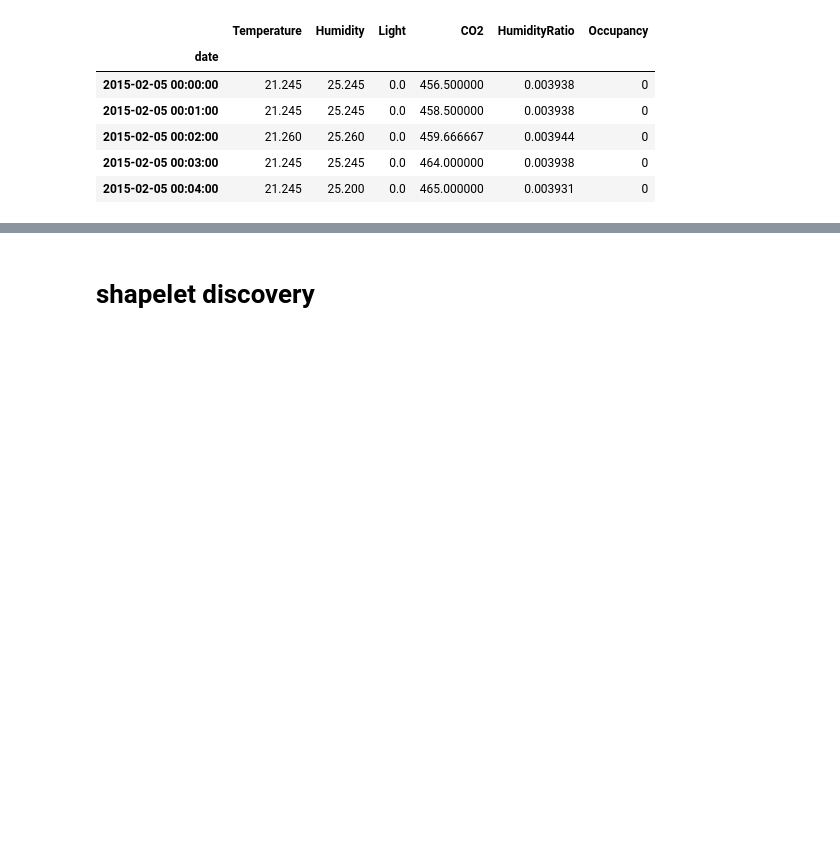
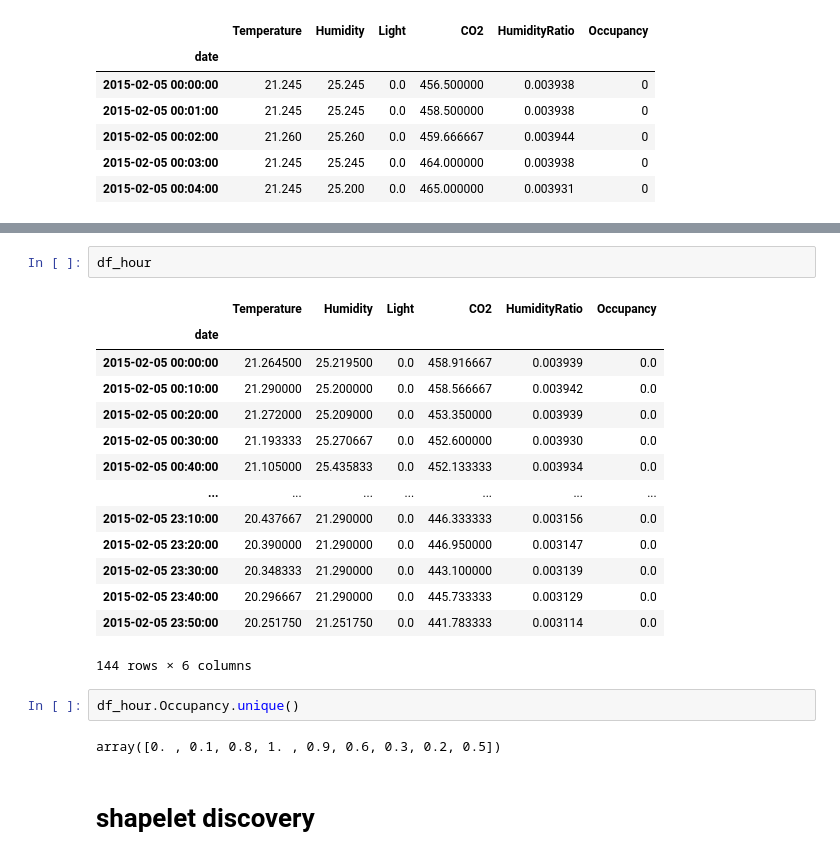
Before and after one commit to piyushtada/data_mining_2020_project_occupancy_detection, a Jupyter notebook: jupyter_notebooks/10_TimeSeriesgc_shapelet discovery-2020-05-01.ipynb, the cells around one changed output, grey strips where cells are left out. Drawn from its saved outputs; the diff is of its cells as text; blank space fills up the shorter version.

```diff
--- a/jupyter_notebooks/10_TimeSeriesgc_shapelet discovery-2020-05-01.ipynb
+++ b/jupyter_notebooks/10_TimeSeriesgc_shapelet discovery-2020-05-01.ipynb
@@ -25,3 +44,24 @@ df.head()
+# %%
+df_hour
+# %% [output]
+|  | Temperature | Humidity | Light | CO2 | HumidityRatio | Occupancy |
+| date |  |  |  |  |  |  |
+| 2015-02-05 00:00:00 | 21.264500 | 25.219500 | 0.0 | 458.916667 | 0.003939 | 0.0 |
+| 2015-02-05 00:10:00 | 21.290000 | 25.200000 | 0.0 | 458.566667 | 0.003942 | 0.0 |
+| 2015-02-05 00:20:00 | 21.272000 | 25.209000 | 0.0 | 453.350000 | 0.003939 | 0.0 |
+| 2015-02-05 00:30:00 | 21.193333 | 25.270667 | 0.0 | 452.600000 | 0.003930 | 0.0 |
+| 2015-02-05 00:40:00 | 21.105000 | 25.435833 | 0.0 | 452.133333 | 0.003934 | 0.0 |
+| ... | ... | ... | ... | ... | ... | ... |
+| 2015-02-05 23:10:00 | 20.437667 | 21.290000 | 0.0 | 446.333333 | 0.003156 | 0.0 |
+| 2015-02-05 23:20:00 | 20.390000 | 21.290000 | 0.0 | 446.950000 | 0.003147 | 0.0 |
+| 2015-02-05 23:30:00 | 20.348333 | 21.290000 | 0.0 | 443.100000 | 0.003139 | 0.0 |
+| 2015-02-05 23:40:00 | 20.296667 | 21.290000 | 0.0 | 445.733333 | 0.003129 | 0.0 |
+| 2015-02-05 23:50:00 | 20.251750 | 21.251750 | 0.0 | 441.783333 | 0.003114 | 0.0 |
+144 rows × 6 columns
+# %%
+df_hour.Occupancy.unique()
+# %% [output]
+array([0. , 0.1, 0.8, 1. , 0.9, 0.6, 0.3, 0.2, 0.5])
 # %% [markdown]
 # shapelet discovery
 # %%
```
Also changed, not shown: parts of 13 cells of this notebook, 5 other files.
